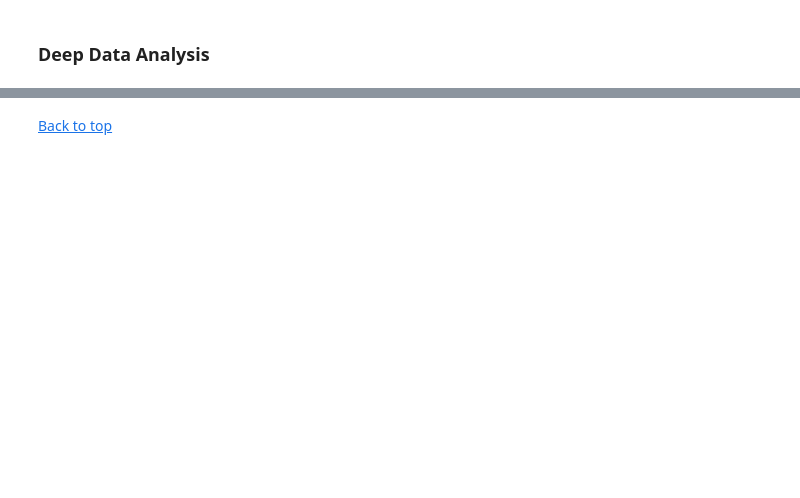
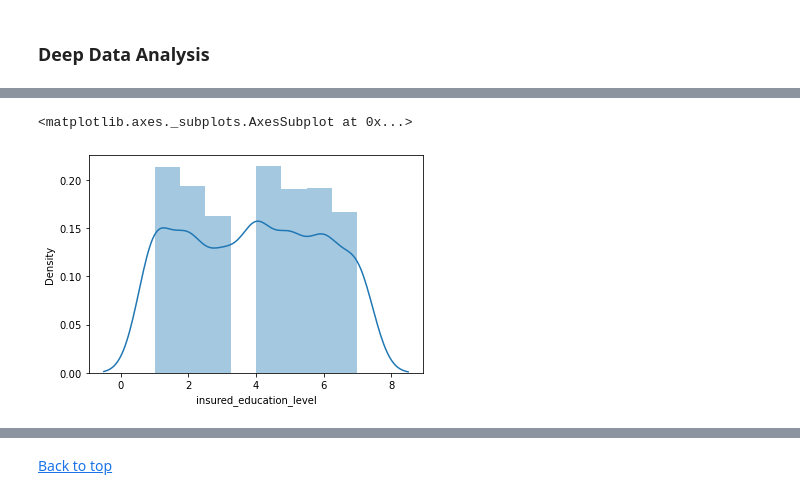
Before and after one commit to AhmedAman94/Predict-Fruad_Insurance, a Jupyter notebook: Development/1_EDA_Preprocessing.ipynb, the cells around one changed output, grey strips where cells are left out. Saved outputs shown, nothing was run; the diff lists cells and outputs as text; code cells hidden in the pictures; blank space fills up the shorter version.

```diff
--- a/Development/1_EDA_Preprocessing.ipynb
+++ b/Development/1_EDA_Preprocessing.ipynb
@@ -263,0 +285,5 @@ print(y.shape)
+# %%
+sns.distplot(x['insured_education_level'])
+# %% [output]
+<matplotlib.axes._subplots.AxesSubplot at 0x...>
+[figure, added]
```
Also changed, not shown: parts of 17 cells of this notebook, 4 other files.
